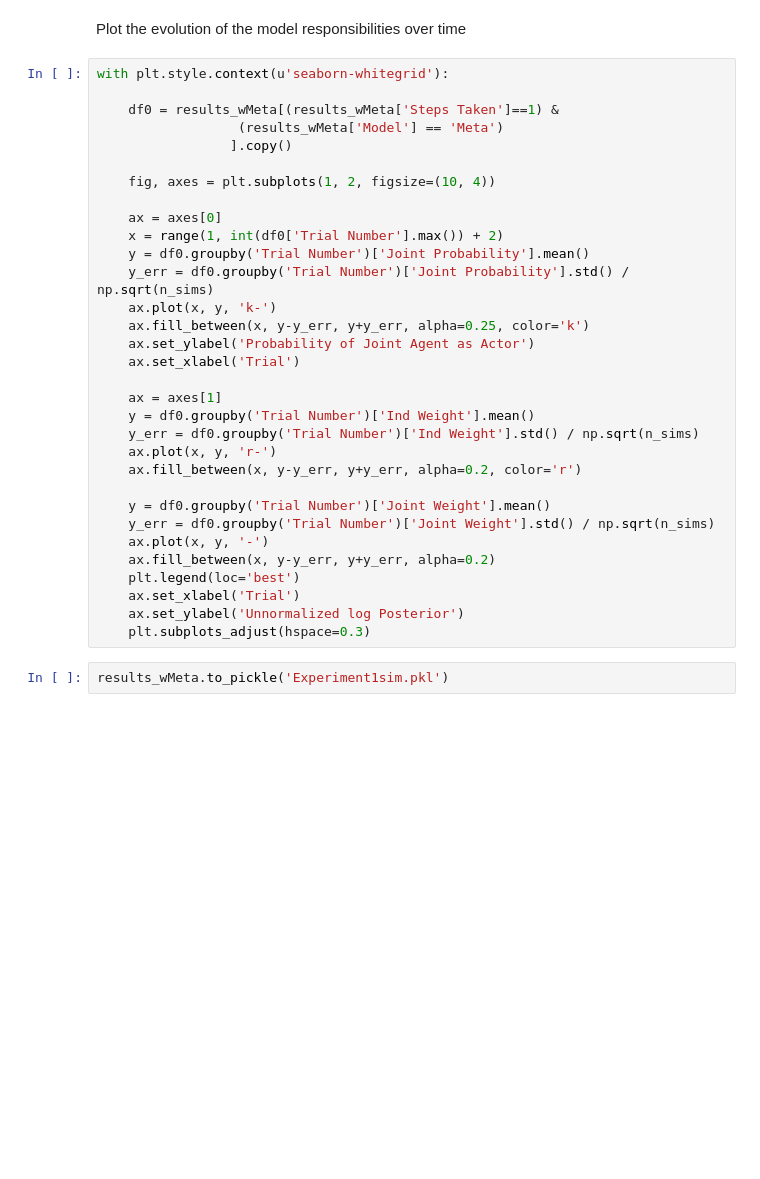
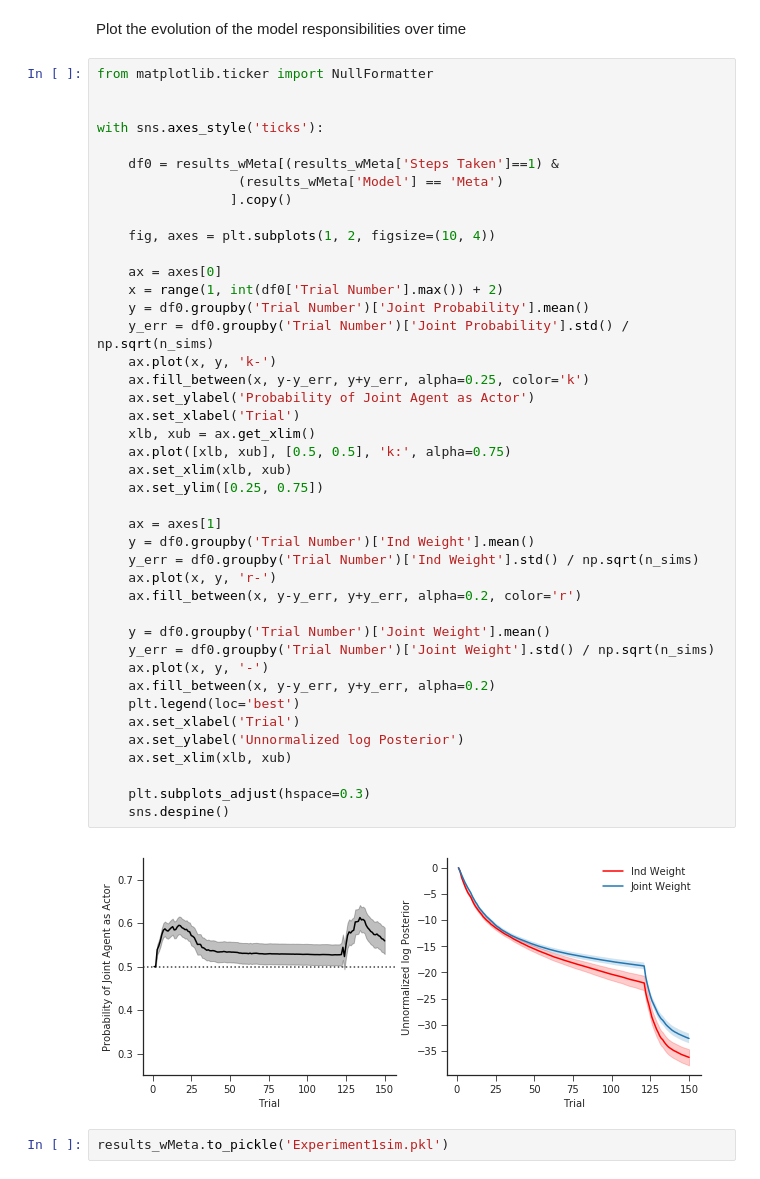
Before and after one commit to nicktfranklin/GeneralizingToGeneralize, a Jupyter notebook: Experiment 1 - Modeling.ipynb, the cells around one changed output. Cells and saved outputs as stored; diff of their text form; blank space fills up the shorter version.

```diff
--- a/Experiment 1 - Modeling.ipynb
+++ b/Experiment 1 - Modeling.ipynb
@@ -287,36 +317,48 @@ with sns.axes_style('ticks'):
 # %% [markdown]
 Plot the evolution of the model responsibilities over time
 # %%
-with plt.style.context(u'seaborn-whitegrid'):
+from matplotlib.ticker import NullFormatter
+
+
+with sns.axes_style('ticks'):
 
     df0 = results_wMeta[(results_wMeta['Steps Taken']==1) &
                   (results_wMeta['Model'] == 'Meta')
                  ].copy()
 
     fig, axes = plt.subplots(1, 2, figsize=(10, 4))
 
     ax = axes[0]
     x = range(1, int(df0['Trial Number'].max()) + 2)
     y = df0.groupby('Trial Number')['Joint Probability'].mean()
     y_err = df0.groupby('Trial Number')['Joint Probability'].std() / np.sqrt(n_sims)
     ax.plot(x, y, 'k-')
     ax.fill_between(x, y-y_err, y+y_err, alpha=0.25, color='k')
     ax.set_ylabel('Probability of Joint Agent as Actor')
     ax.set_xlabel('Trial')
+    xlb, xub = ax.get_xlim()
+    ax.plot([xlb, xub], [0.5, 0.5], 'k:', alpha=0.75)
+    ax.set_xlim(xlb, xub)
+    ax.set_ylim([0.25, 0.75])
 
     ax = axes[1]
     y = df0.groupby('Trial Number')['Ind Weight'].mean()
     y_err = df0.groupby('Trial Number')['Ind Weight'].std() / np.sqrt(n_sims)
     ax.plot(x, y, 'r-')
     ax.fill_between(x, y-y_err, y+y_err, alpha=0.2, color='r')
 
     y = df0.groupby('Trial Number')['Joint Weight'].mean()
     y_err = df0.groupby('Trial Number')['Joint Weight'].std() / np.sqrt(n_sims)
     ax.plot(x, y, '-')
     ax.fill_between(x, y-y_err, y+y_err, alpha=0.2)
     plt.legend(loc='best')
     ax.set_xlabel('Trial')
     ax.set_ylabel('Unnormalized log Posterior')
+    ax.set_xlim(xlb, xub)
+
     plt.subplots_adjust(hspace=0.3)
+    sns.despine()
+# %% [output]
+[figure, added]
 # %%
 results_wMeta.to_pickle('Experiment1sim.pkl')
```
Also changed, not shown: parts of 7 cells of this notebook.
